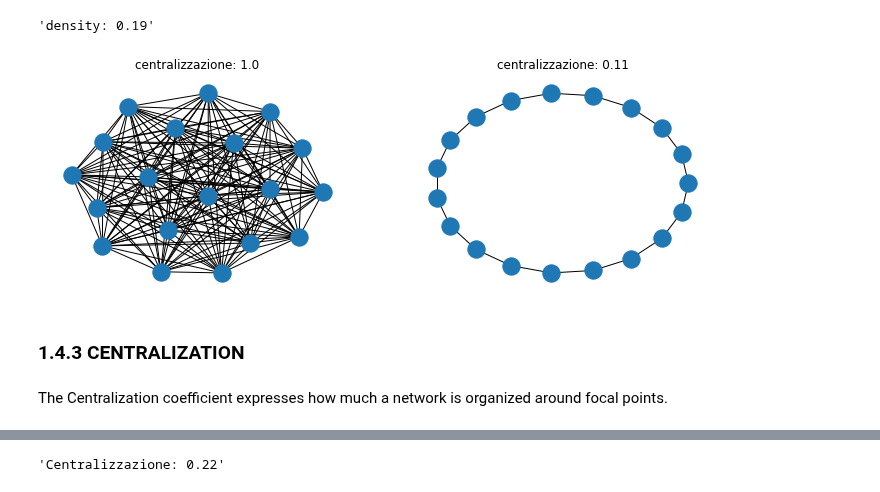
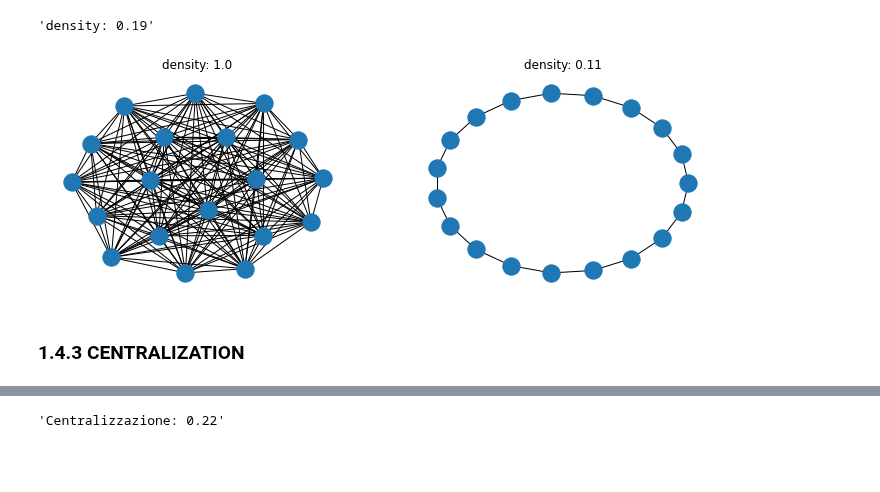
Before and after one commit to alkaest2002/ABGrid, a Jupyter notebook: materials/course 101/esercitazione.ipynb, the cells around one changed output, grey strips where cells are left out. Saved outputs shown, nothing was run; the diff lists cells and outputs as text; code cells hidden in the pictures; blank space fills up the shorter version.

```diff
--- a/materials/course 101/esercitazione.ipynb
+++ b/materials/course 101/esercitazione.ipynb
@@ -191,17 +191,3 @@ plot_network();
 [figure]
 # %% [markdown]
 ### 1.3.3 LAYOUT FORCE-DIRECTED WEIGHTED
-# %%
-fig, ax = plt.subplots(figsize=FIG_SIZE)
-ax.axis('off')
-
-L = Ge.to_directed()
-for (s,t) in random.choices(list(L.edges()), k=20):
-    if (s,t) in L.edges and (t,s) in L.edges : L.remove_edge(s,t)
-reciprical_edges = [ (s,t) for (s,t) in L.edges if (t,s) in L.edges ]
-non_reciprocal_edges = [ e for e in L.edges if e not in reciprical_edges]
-loc = nx.spring_layout(L, k=.8, seed=SEED)
-nx.draw_networkx_nodes(L,spring_pos, **NODE_OPTIONS, ax=ax);
-nx.draw_networkx_edges(L,spring_pos, edgelist = non_reciprocal_edges, style="--", arrowsize=15);
-nx.draw_networkx_edges(L,spring_pos, edgelist = reciprical_edges, width=4, arrowstyle="-");
-nx.draw_networkx_labels(L,spring_pos);
@@ -209,0 +194,16 @@ nx.draw_networkx_labels(L,spring_pos);
+# %%
+fig, ax = plt.subplots(figsize=FIG_SIZE)
+ax.axis('off')
+
+L = Ge.to_directed()
+for idx in [30, 31, 25, 20, 24, 33, 38, 10,  7, 35, 36, 39,  3, 42,  8, 34,  4,
+       27, 16, 11, 23, 37, 15, 32, 13, 29, 17,  2, 14, 26]:
+    (s,t) = list(L.edges)[idx]
+    if (s,t) in L.edges and (t,s) in L.edges : L.remove_edge(s,t)
+reciprical_edges = [ (s,t) for (s,t) in L.edges if (t,s) in L.edges ]
+non_reciprocal_edges = [ e for e in L.edges if e not in reciprical_edges]
+loc = nx.spring_layout(L, k=.8, seed=SEED)
+nx.draw_networkx_nodes(L,spring_pos, **NODE_OPTIONS, ax=ax);
+nx.draw_networkx_edges(L,spring_pos, edgelist = non_reciprocal_edges, style="--", arrowsize=15);
+nx.draw_networkx_edges(L,spring_pos, edgelist = reciprical_edges, width=4, arrowstyle="-");
+nx.draw_networkx_labels(L,spring_pos);
@@ -323,24 +325,22 @@ f"density: {np.round(density,2)}"
 # %%
 # ESEMPIO DI DENSITA' MASSIMA E MINIMA
 fig, (ax1, ax2) = plt.subplots(nrows=1, ncols=2, figsize=(12,4))
 
 S = nx.complete_graph(19)
 loc = nx.spring_layout(S)
 nx.draw(S,loc, ax=ax1)
-ax1.set_title(f"centralizzazione: {nx.density(S)}")
+ax1.set_title(f"density: {nx.density(S)}")
 
 C = nx.Graph()
 nodes = range(19)
 C.add_nodes_from(nodes)
 C.add_edges_from(
     sum([[(x,nodes[idx+1]) for idx,x in enumerate(nodes[:-1])], [(nodes[0], nodes[-1])]], [])
 )
 loc = nx.circular_layout(C)
 nx.draw(C,loc, ax=ax2)
-ax2.set_title(f"centralizzazione: {np.round(nx.density(C),2)}");
+ax2.set_title(f"density: {np.round(nx.density(C),2)}");
 # %% [output]
-[figure, old version]
+[figure, new version]
 # %% [markdown]
 ### 1.4.3 CENTRALIZATION
-# %% [markdown]
-The Centralization coefficient expresses how much a network is organized around focal points.
```
Also changed, not shown: parts of 15 cells of this notebook.
